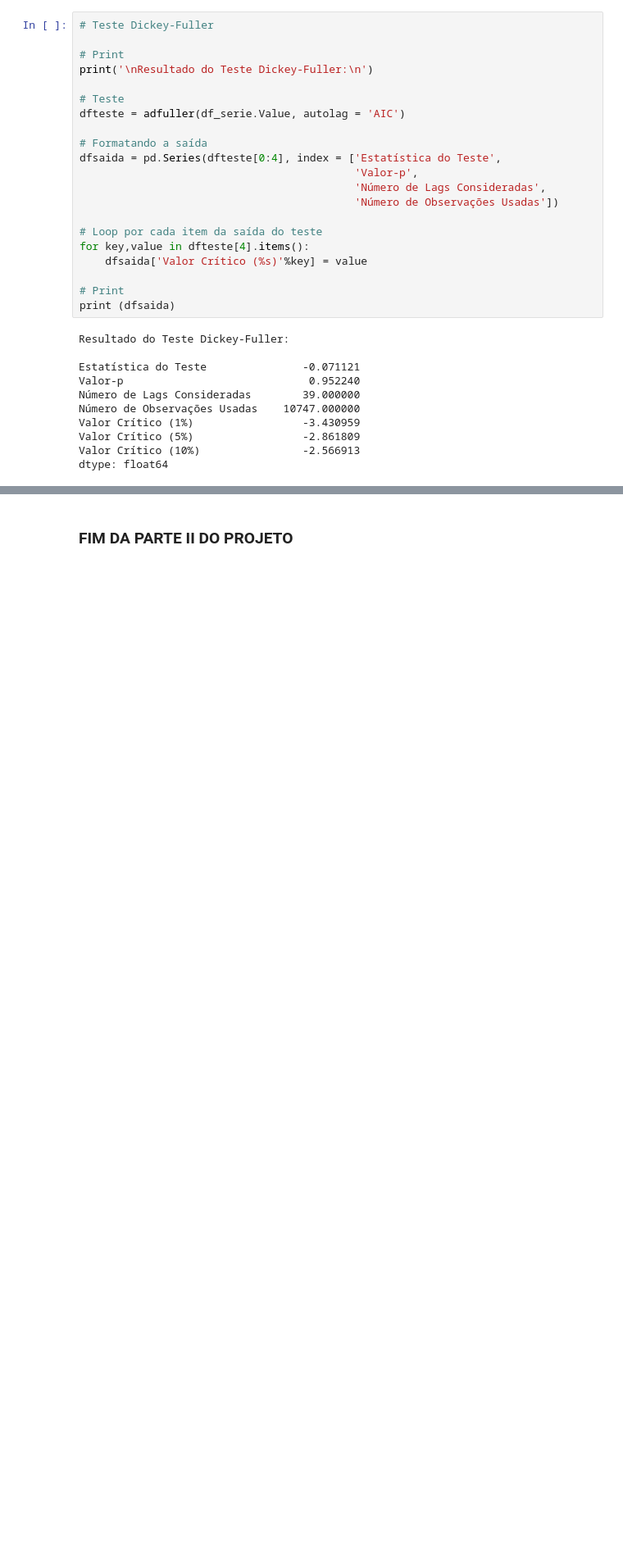
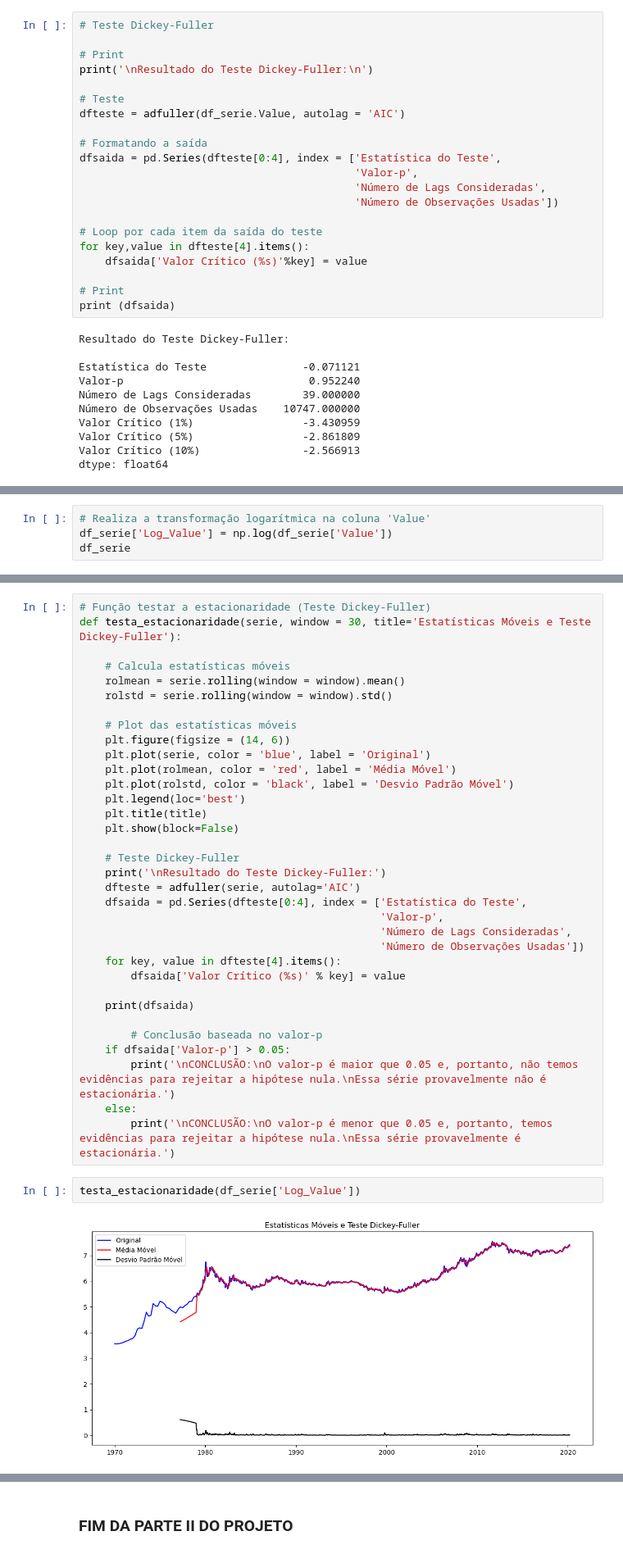
Before and after one commit to dscalexandre/modelagem_series_temporais, a Jupyter notebook: jupyter_notebook_02.ipynb, the cells around one changed output, grey strips where cells are left out. Shown: that part at 82% size. Drawn from its saved outputs; the diff is of its cells as text; blank space fills up the shorter version.

```diff
--- a/jupyter_notebook_02.ipynb
+++ b/jupyter_notebook_02.ipynb
@@ -239,0 +247,4 @@ O Valor-p maior que 0.05 e a Estatística do Teste (-0.0711) maior que todos os
+# %%
+# Realiza a transformação logarítmica na coluna 'Value'
+df_serie['Log_Value'] = np.log(df_serie['Value'])
+df_serie
@@ -239,0 +266,38 @@ O Valor-p maior que 0.05 e a Estatística do Teste (-0.0711) maior que todos os
+# %%
+# Função testar a estacionaridade (Teste Dickey-Fuller)
+def testa_estacionaridade(serie, window = 30, title='Estatísticas Móveis e Teste Dickey-Fuller'):
+
+    # Calcula estatísticas móveis
+    rolmean = serie.rolling(window = window).mean()
+    rolstd = serie.rolling(window = window).std()
+
+    # Plot das estatísticas móveis
+    plt.figure(figsize = (14, 6))
+    plt.plot(serie, color = 'blue', label = 'Original')
+    plt.plot(rolmean, color = 'red', label = 'Média Móvel')
+    plt.plot(rolstd, color = 'black', label = 'Desvio Padrão Móvel')
+    plt.legend(loc='best')
+    plt.title(title)
+    plt.show(block=False)
+
+    # Teste Dickey-Fuller
+    print('\nResultado do Teste Dickey-Fuller:')
+    dfteste = adfuller(serie, autolag='AIC')
+    dfsaida = pd.Series(dfteste[0:4], index = ['Estatística do Teste',
+                                               'Valor-p',
+                                               'Número de Lags Consideradas',
+                                               'Número de Observações Usadas'])
+    for key, value in dfteste[4].items():
+        dfsaida['Valor Crítico (%s)' % key] = value
+
+    print(dfsaida)
+
+        # Conclusão baseada no valor-p
+    if dfsaida['Valor-p'] > 0.05:
+        print('\nCONCLUSÃO:\nO valor-p é maior que 0.05 e, portanto, não temos evidências para rejeitar a hipótese nula.\nEssa série provavelmente não é estacionária.')
+    else:
+        print('\nCONCLUSÃO:\nO valor-p é menor que 0.05 e, portanto, temos evidências para rejeitar a hipótese nula.\nEssa série provavelmente é estacionária.')
+# %%
+testa_estacionaridade(df_serie['Log_Value'])
+# %% [output]
+[figure, added]
```
Also changed, not shown: parts of 20 cells of this notebook.
